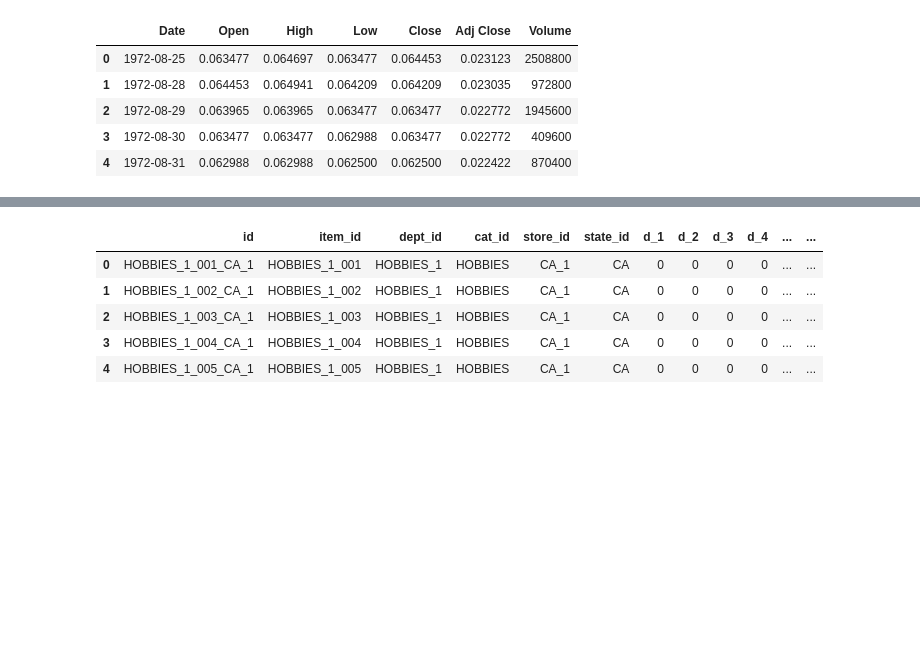
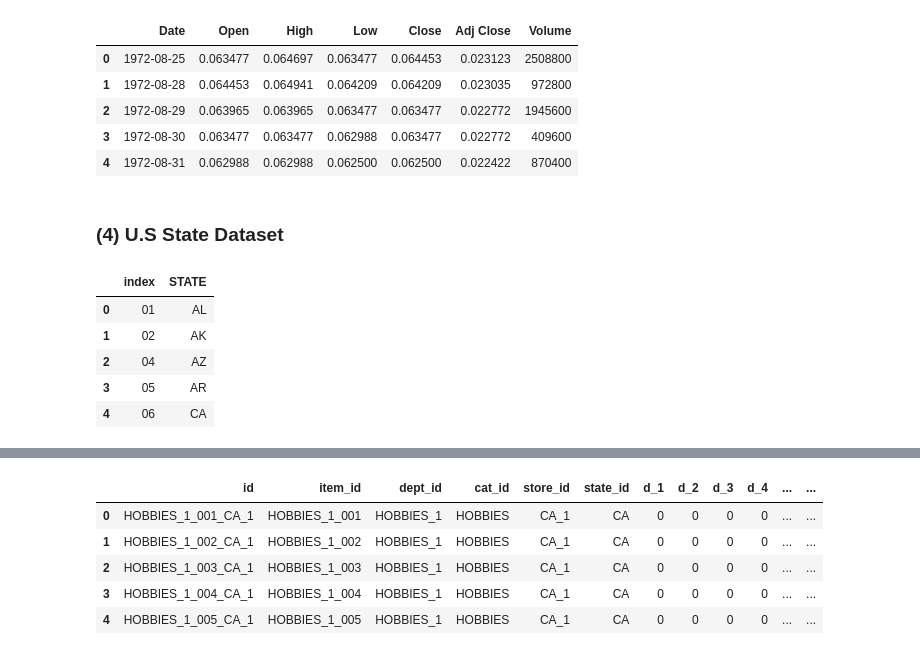
Before and after one commit to beckyydo/Walmart-2.0, a Jupyter notebook: extraction.ipynb, the cells around one changed output, grey strips where cells are left out. Saved outputs shown, nothing was run; the diff lists cells and outputs as text; code cells hidden in the pictures; blank space fills up the shorter version.

```diff
--- a/extraction.ipynb
+++ b/extraction.ipynb
@@ -80,3 +81,29 @@ stock.head()
 | 2 | 1972-08-29 | 0.063965 | 0.063965 | 0.063477 | 0.063477 | 0.022772 | 1945600 |
 | 3 | 1972-08-30 | 0.063477 | 0.063477 | 0.062988 | 0.063477 | 0.022772 | 409600 |
 | 4 | 1972-08-31 | 0.062988 | 0.062988 | 0.062500 | 0.062500 | 0.022422 | 870400 |
+# %% [markdown]
+### (4) U.S State Dataset
+# %%
+## (4) UNITED STATES STATE DATASET
+
+# Retrieve data from us python package
+us_state = us.states.mapping('fips','abbr')
+
+# Convert dictionary to dataframe
+state_id = pd.DataFrame.from_dict(us_state, orient='index', columns=['STATE'])
+
+# Create dictionary showing abbreviation and state id for each state
+abbr_id = dict(us.states.mapping('ap_abbr', 'fips'))
+
+# Export to csv
+state_id = state_id.reset_index(drop=False)
+
+# Display preivew
+state_id.head()
+# %% [output]
+|  | index | STATE |
+| 0 | 01 | AL |
+| 1 | 02 | AK |
+| 2 | 04 | AZ |
+| 3 | 05 | AR |
+| 4 | 06 | CA |
```
Also changed, not shown: parts of 12 cells of this notebook, 4 other files.
